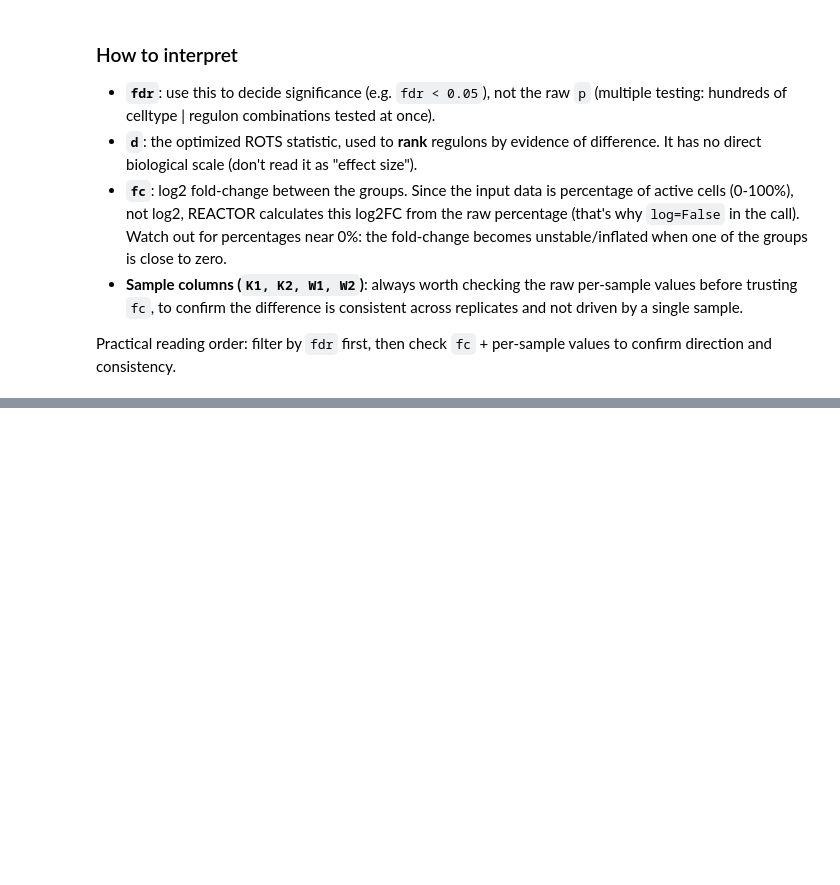
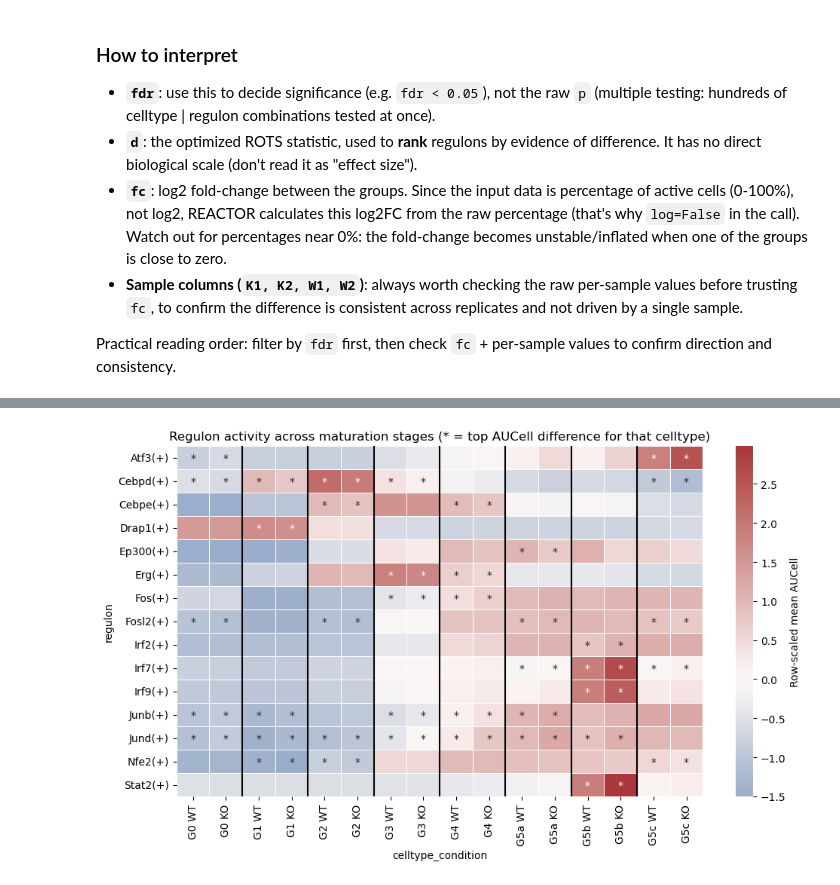
Before and after one commit to TAndrighetti/SingleCell_Analysis_Tools, a Jupyter notebook: tutoriais/SCENIC_application.ipynb, the cells around one changed output, grey strips where cells are left out. Cells and saved outputs as stored; diff of their text form; code cells hidden in the pictures; blank space fills up the shorter version.

Commit message:
mais uns testes scenic

```diff
--- a/tutoriais/SCENIC_application.ipynb
+++ b/tutoriais/SCENIC_application.ipynb
@@ -11,6 +11,8 @@ normal_condition="WT"
 compare_condition="KO"
 
 versao = f"08sx.scNeu{DATASET}"
+
+stage_order=["G0","G1","G2","G3","G4","G5a","G5b","G5c"]
 
 celltype_col="celltype"
 condition_col="condition"
@@ -30,6 +32,8 @@ save_plot_dir.mkdir(exist_ok=True)
 adata = sc.read(adata_file_dir)
 
 sc.pl.umap(adata, color="celltype", frameon=True, size=25)
+
+adata_scenic = sc.read_h5ad("/media/tahila/DADOS/HD/2605_scNeu/scNeuFfar2/08sx.scNeuFfar2_scenic.h5ad") ## it as generated by the SCENIC pipeline, with the AUC scores in the .obsm['X_scenic_auc'] slot
 # %% [output]
 [figure]
 # %% [markdown]
@@ -3758,0 +4002,14 @@ Practical reading order: filter by `fdr` first, then check `fc` + per-sample val
+# %%
+from sctools.scenic import CalculateScenicActivityDifference
+
+scenic_difference = CalculateScenicActivityDifference(
+    scenic_activity,
+    condition_key="condition",
+    celltype_key="celltype",
+    reference_condition="WT",
+    test_condition="KO",
+    sample_key="sample",
+    value_key="mean_auc",
+)
+
+scenic_difference.head()
@@ -3758,0 +4049,10 @@ Practical reading order: filter by `fdr` first, then check `fc` + per-sample val
+# %%
+from sctools.scenic import SelectTopScenicActivityDifferences
+
+top_scenic_differences = SelectTopScenicActivityDifferences(
+    scenic_difference,
+    celltype_key="celltype",
+    top_n=5,
+)
+
+top_scenic_differences
@@ -3758,0 +4100,14 @@ Practical reading order: filter by `fdr` first, then check `fc` + per-sample val
+# %%
+from sctools.scenic import PlotScenicActivityDifferenceHeatmap
+
+# default: "*" marks a top-difference regulon (same convention as RSS)
+mean_auc_heatmap, scaled_auc_heatmap = PlotScenicActivityDifferenceHeatmap(
+    scenic_difference,
+    top_scenic_differences,
+    celltype_key="celltype",
+    reference_condition="WT",
+    test_condition="KO",
+    stage_order=stage_order,
+)
+# %% [output]
+[figure, added]
```
Also changed, not shown: parts of 29 cells of this notebook, 3 other files.
